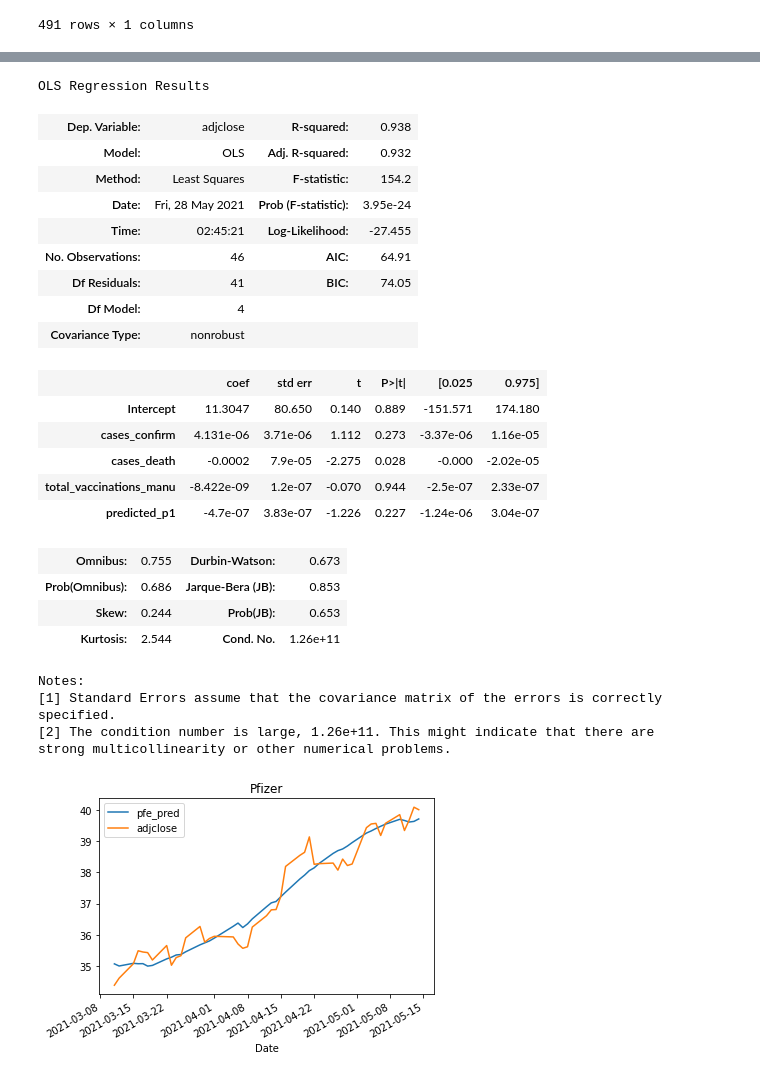
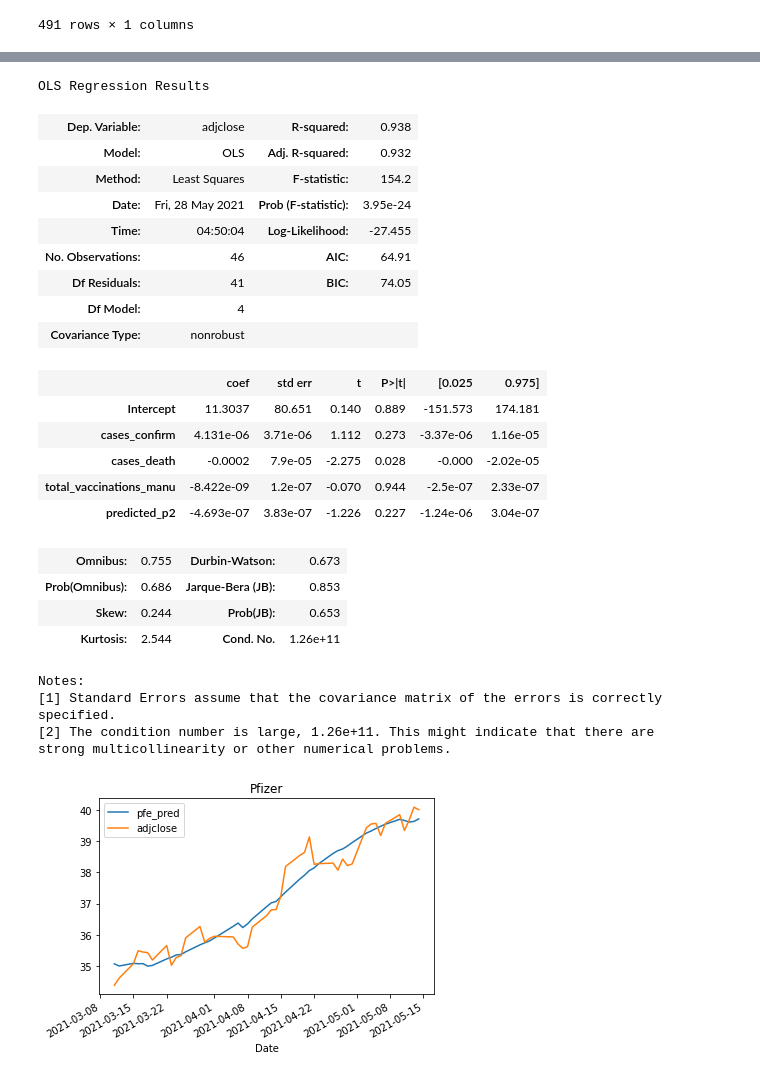
Before and after one commit to juno-yuu/COVID-Vaccine-and-Biotech-industry, a Jupyter notebook: Final_Project_Clean.ipynb, the cells around one changed output, grey strips where cells are left out. Cells and saved outputs as stored; diff of their text form; code cells hidden in the pictures.

```diff
--- a/Final_Project_Clean.ipynb
+++ b/Final_Project_Clean.ipynb
@@ -283,8 +283,8 @@ Parameter Estimates
 | Intercept | 275.28 | 83.684 | 3.2895 | 0.0010 | 111.20 | 439.37 |
 | daily_vaccinations_lagged | 1.0069 | 0.0020 | 499.83 | 0.0000 | 1.0029 | 1.0108 |
 # %%
-p2 = PanelOLS.from_formula(formula = 'daily_vaccinations ~ 1 + daily_vaccinations_lagged',\
-                                     data = data_panel_train).fit(cov_type = 'clustered', cov_kwds = {'groups': data_panel_train['loc']})
+p2 = PanelOLS.from_formula(formula = 'daily_vaccinations ~ 1 + daily_vaccinations_lagged + TimeEffects',\
+                                     data = data_panel_train).fit(cov_type = 'clustered', cov_kwds = {'groups': data_panel_train[['loc','time']]})
 p2.summary
 # %% [output]
 PanelOLS Estimation Summary
@@ -312,7 +316,6 @@ Parameter Estimates
 # %%
 p3 = PanelOLS.from_formula(formula = 'daily_vaccinations ~ 1 + daily_vaccinations_lagged + EntityEffects + TimeEffects',\
-                                     data = data_panel_train).\
-                                     fit(cov_type = 'clustered', cov_kwds = {'groups': data_panel_train[['loc','time']]})
+                                     data = data_panel_train).fit(cov_type = 'clustered', cov_kwds = {'groups': data_panel_train[['loc','time']]})
 p3.summary
 # %% [output]
 PanelOLS Estimation Summary
@@ -496,25 +499,25 @@ strong multicollinearity or other numerical problems.
 # %%
 PFE_partial = PFE.loc[PFE.index >= '2021-03-11']
 res_pfe_partial = sm.ols(formula = 'adjclose ~ cases_confirm + cases_death\
- + total_vaccinations_manu + predicted_p1', data = PFE_partial).fit()
+ + total_vaccinations_manu + predicted_p2', data = PFE_partial).fit()
 res_pfe_partial.summary()
 # %% [output]
 OLS Regression Results
 | Dep. Variable: | adjclose | R-squared: | 0.938 |
 | Model: | OLS | Adj. R-squared: | 0.932 |
 | Method: | Least Squares | F-statistic: | 154.2 |
 | Date: | Fri, 28 May 2021 | Prob (F-statistic): | 3.95e-24 |
-| Time: | 02:45:21 | Log-Likelihood: | -27.455 |
+| Time: | 04:50:04 | Log-Likelihood: | -27.455 |
 | No. Observations: | 46 | AIC: | 64.91 |
 | Df Residuals: | 41 | BIC: | 74.05 |
 | Df Model: | 4 |  |  |
 | Covariance Type: | nonrobust |  |  |
 |  | coef | std err | t | P>|t| | [0.025 | 0.975] |
-| Intercept | 11.3047 | 80.650 | 0.140 | 0.889 | -151.571 | 174.180 |
+| Intercept | 11.3037 | 80.651 | 0.140 | 0.889 | -151.573 | 174.181 |
 | cases_confirm | 4.131e-06 | 3.71e-06 | 1.112 | 0.273 | -3.37e-06 | 1.16e-05 |
 | cases_death | -0.0002 | 7.9e-05 | -2.275 | 0.028 | -0.000 | -2.02e-05 |
 | total_vaccinations_manu | -8.422e-09 | 1.2e-07 | -0.070 | 0.944 | -2.5e-07 | 2.33e-07 |
-| predicted_p1 | -4.7e-07 | 3.83e-07 | -1.226 | 0.227 | -1.24e-06 | 3.04e-07 |
+| predicted_p2 | -4.693e-07 | 3.83e-07 | -1.226 | 0.227 | -1.24e-06 | 3.04e-07 |
 | Omnibus: | 0.755 | Durbin-Watson: | 0.673 |
 | Prob(Omnibus): | 0.686 | Jarque-Bera (JB): | 0.853 |
 | Skew: | 0.244 | Prob(JB): | 0.653 |
```
Also changed, not shown: parts of 12 cells of this notebook.
